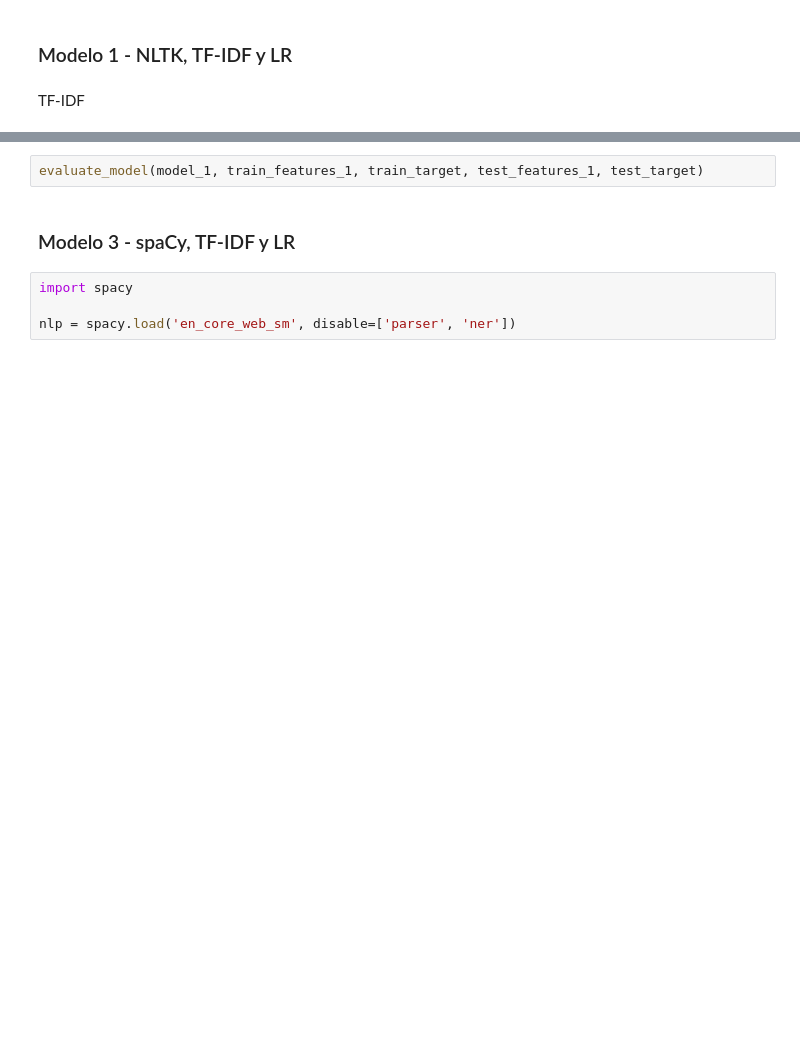
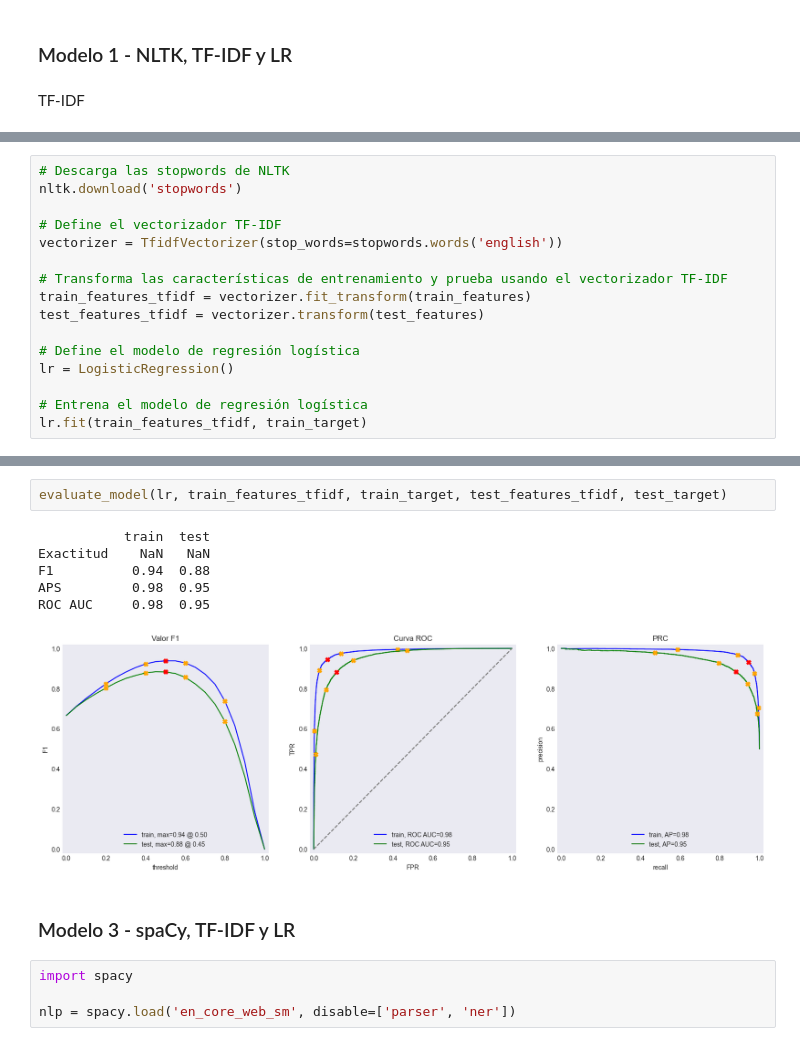
Before and after one commit to ianxportillo/Proyecto_14, a Jupyter notebook: Project_14.ipynb, the cells around one changed output, grey strips where cells are left out. Cells and saved outputs as stored; diff of their text form; blank space fills up the shorter version.

```diff
--- a/Project_14.ipynb
+++ b/Project_14.ipynb
@@ -431 +432,17 @@ from sklearn.linear_model import LogisticRegression
 from nltk.corpus import stopwords
+# %%
+# Descarga las stopwords de NLTK
+nltk.download('stopwords')
+
+# Define el vectorizador TF-IDF
+vectorizer = TfidfVectorizer(stop_words=stopwords.words('english'))
+
+# Transforma las características de entrenamiento y prueba usando el vectorizador TF-IDF
+train_features_tfidf = vectorizer.fit_transform(train_features)
+test_features_tfidf = vectorizer.transform(test_features)
+
+# Define el modelo de regresión logística
+lr = LogisticRegression()
+
+# Entrena el modelo de regresión logística
+lr.fit(train_features_tfidf, train_target)
@@ -432,5 +454,12 @@ from nltk.corpus import stopwords
 # %%
-evaluate_model(model_1, train_features_1, train_target, test_features_1, test_target)
+evaluate_model(lr, train_features_tfidf, train_target, test_features_tfidf, test_target)
+# %% [output]
+           train  test
+Exactitud    NaN   NaN
+F1          0.94  0.88
+APS         0.98  0.95
+ROC AUC     0.98  0.95
+[figure, added]
 # %% [markdown]
 ### Modelo 3 - spaCy, TF-IDF y LR
 # %%
```
Also changed, not shown: parts of 12 cells of this notebook.
